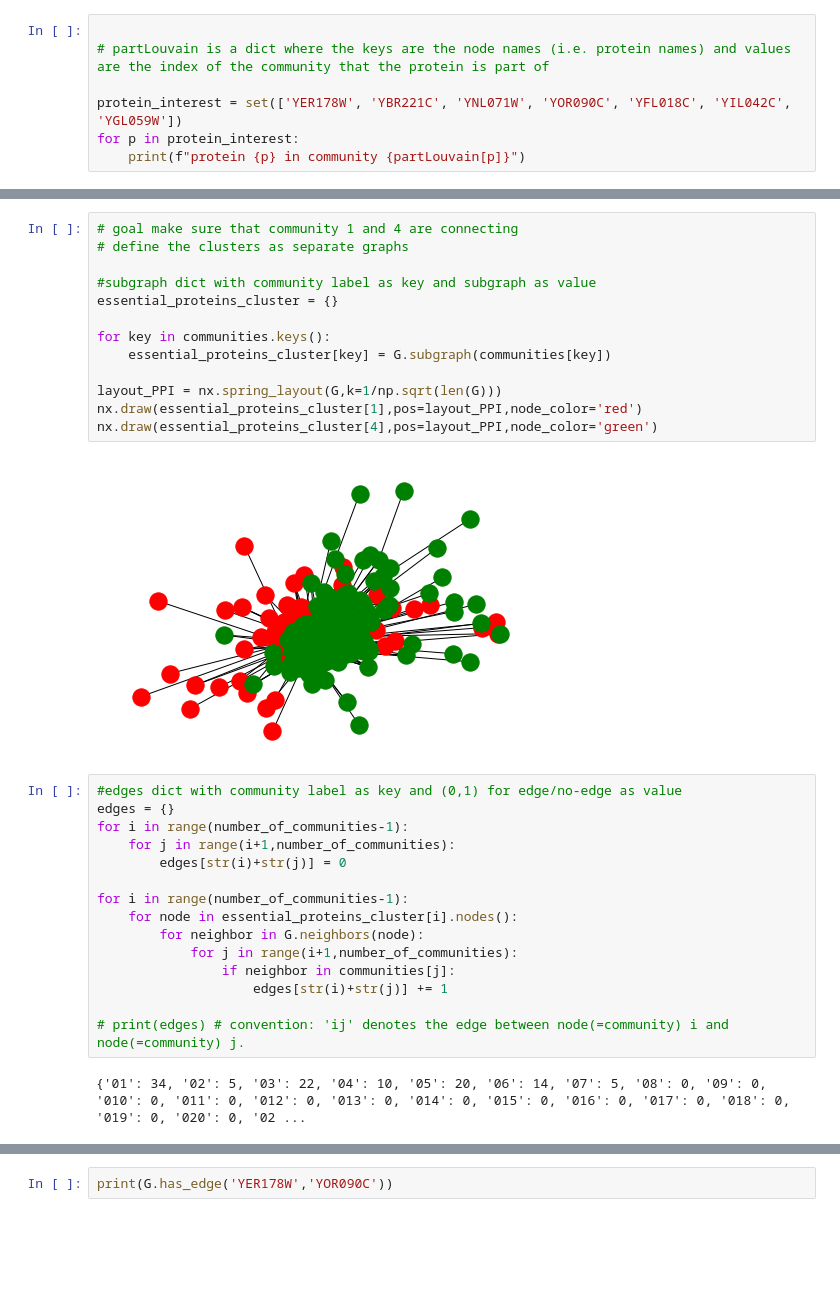
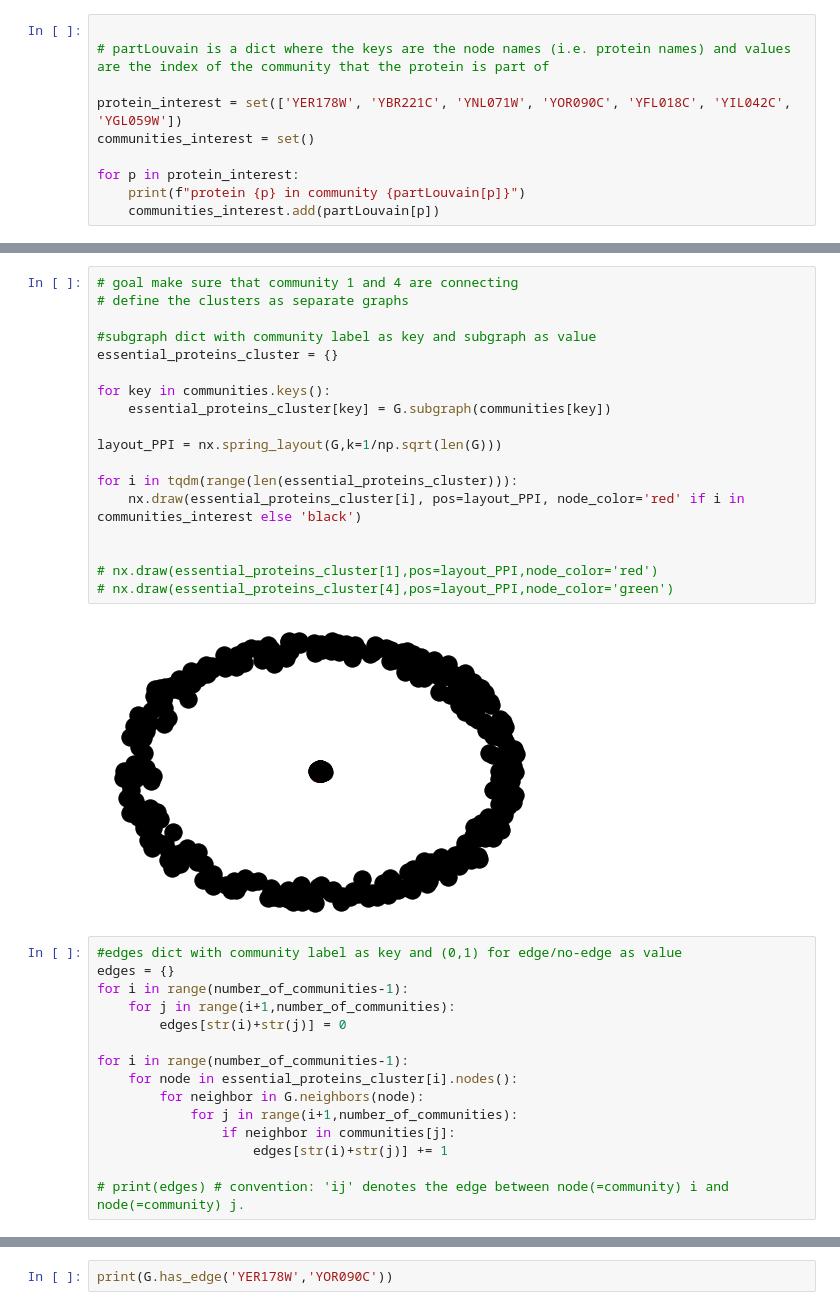
Before and after one commit to Pilex1/math-bcmb3888, a Jupyter notebook: MSUD Research.ipynb, the cells around one changed output, grey strips where cells are left out. Saved outputs shown, nothing was run; the diff lists cells and outputs as text; blank space fills up the shorter version.

```diff
--- a/MSUD Research.ipynb
+++ b/MSUD Research.ipynb
@@ -89,6 +108,9 @@ The size of community # 41 is  1
 # partLouvain is a dict where the keys are the node names (i.e. protein names) and values are the index of the community that the protein is part of
 
 protein_interest = set(['YER178W', 'YBR221C', 'YNL071W', 'YOR090C', 'YFL018C', 'YIL042C', 'YGL059W'])
+communities_interest = set()
+
 for p in protein_interest:
     print(f"protein {p} in community {partLouvain[p]}")
+    communities_interest.add(partLouvain[p])
 # %% [output]
@@ -121,18 +147,23 @@ degree of each protein
 # %%
 # goal make sure that community 1 and 4 are connecting
 # define the clusters as separate graphs
 
 #subgraph dict with community label as key and subgraph as value
 essential_proteins_cluster = {}
 
 for key in communities.keys():
     essential_proteins_cluster[key] = G.subgraph(communities[key])
 
 layout_PPI = nx.spring_layout(G,k=1/np.sqrt(len(G)))
-nx.draw(essential_proteins_cluster[1],pos=layout_PPI,node_color='red')
-nx.draw(essential_proteins_cluster[4],pos=layout_PPI,node_color='green')
+
+for i in tqdm(range(len(essential_proteins_cluster))):
+    nx.draw(essential_proteins_cluster[i], pos=layout_PPI, node_color='red' if i in communities_interest else 'black')
+
+
+# nx.draw(essential_proteins_cluster[1],pos=layout_PPI,node_color='red')
+# nx.draw(essential_proteins_cluster[4],pos=layout_PPI,node_color='green')
 # %% [output]
-[figure, old version]
+[figure, new version]
 # %%
 #edges dict with community label as key and (0,1) for edge/no-edge as value
 edges = {}
@@ -148,8 +179,6 @@ for i in range(number_of_communities-1):
                     edges[str(i)+str(j)] += 1
 
 # print(edges) # convention: 'ij' denotes the edge between node(=community) i and node(=community) j.
-# %% [output]
-{'01': 34, '02': 5, '03': 22, '04': 10, '05': 20, '06': 14, '07': 5, '08': 0, '09': 0, '010': 0, '011': 0, '012': 0, '013': 0, '014': 0, '015': 0, '016': 0, '017': 0, '018': 0, '019': 0, '020': 0, '02 ...
 # %%
 
 # Find the communities which have links to the community of the target community
```
Also changed, not shown: parts of 11 cells of this notebook.
